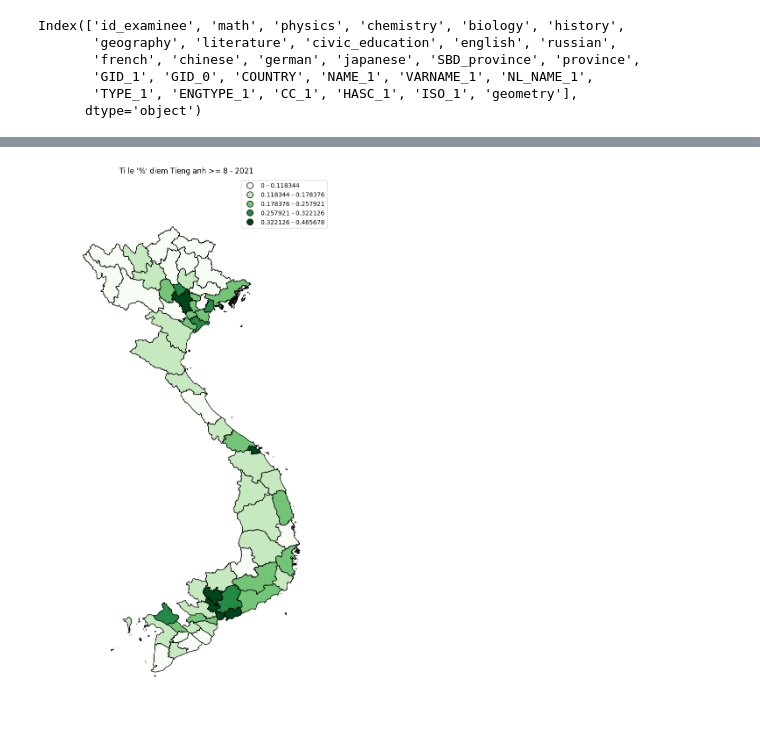
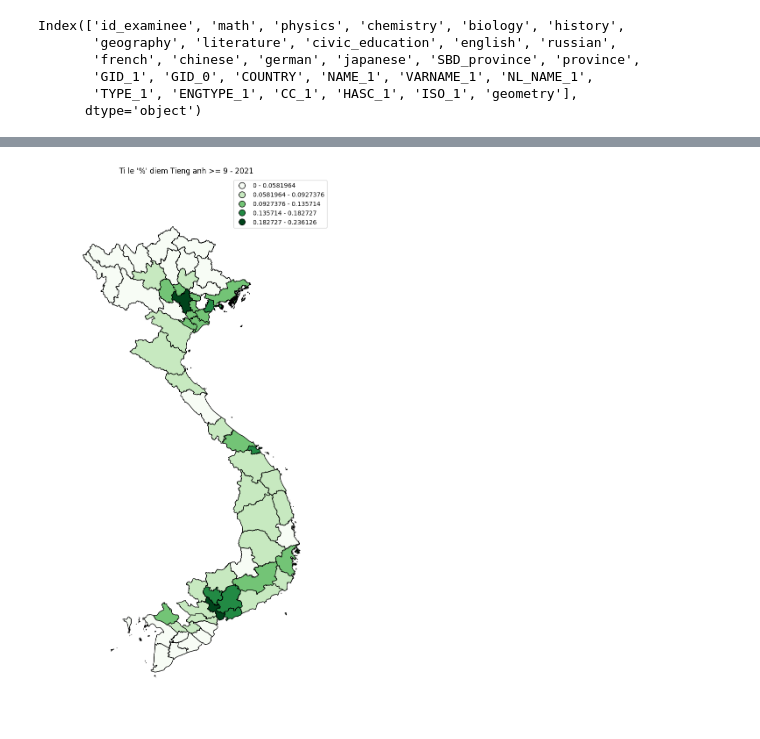
Before and after one commit to amezaikupan/2024_VIETNAM_MAP_PLOT_PROJECT, a Jupyter notebook: app_choropleth_national_exam_2021.ipynb, the cells around one changed output, grey strips where cells are left out. Saved outputs shown, nothing was run; the diff lists cells and outputs as text; code cells hidden in the pictures.

```diff
--- a/app_choropleth_national_exam_2021.ipynb
+++ b/app_choropleth_national_exam_2021.ipynb
@@ -158,8 +164,8 @@ def makeGeopandas(data):
     res = gpd.GeoDataFrame(data,crs="EPSG:4326", geometry='geometry')
     return res
 
-def calculateRatio(subject):
-    good_cnt = exam2021[exam2021[subject] >= 8].groupby(['province', 'geometry']).count()
+def calculateRatio(subject, grade):
+    good_cnt = exam2021[exam2021[subject] >= grade].groupby(['province', 'geometry']).count()
     return makeGeopandas((good_cnt / exam2021_cnt).reset_index())
 
 def calculateDescriptiveStatistic(ds):
@@ -178,4 +184,4 @@ draw_choropleth(makeGeopandas((calculateRatio('literature')).reset_index()), "li
 # %%
-draw_choropleth(makeGeopandas((calculateRatio('english')).reset_index()), "english", "Ti le '%' diem Tieng anh >= 8 - 2021")
+draw_choropleth(makeGeopandas((calculateRatio('english', 9)).reset_index()), "english", "Ti le '%' diem Tieng anh >= 9 - 2021")
 # %% [output]
-[figure, old version]
+[figure, new version]
```
Also changed, not shown: parts of 4 cells of this notebook.
